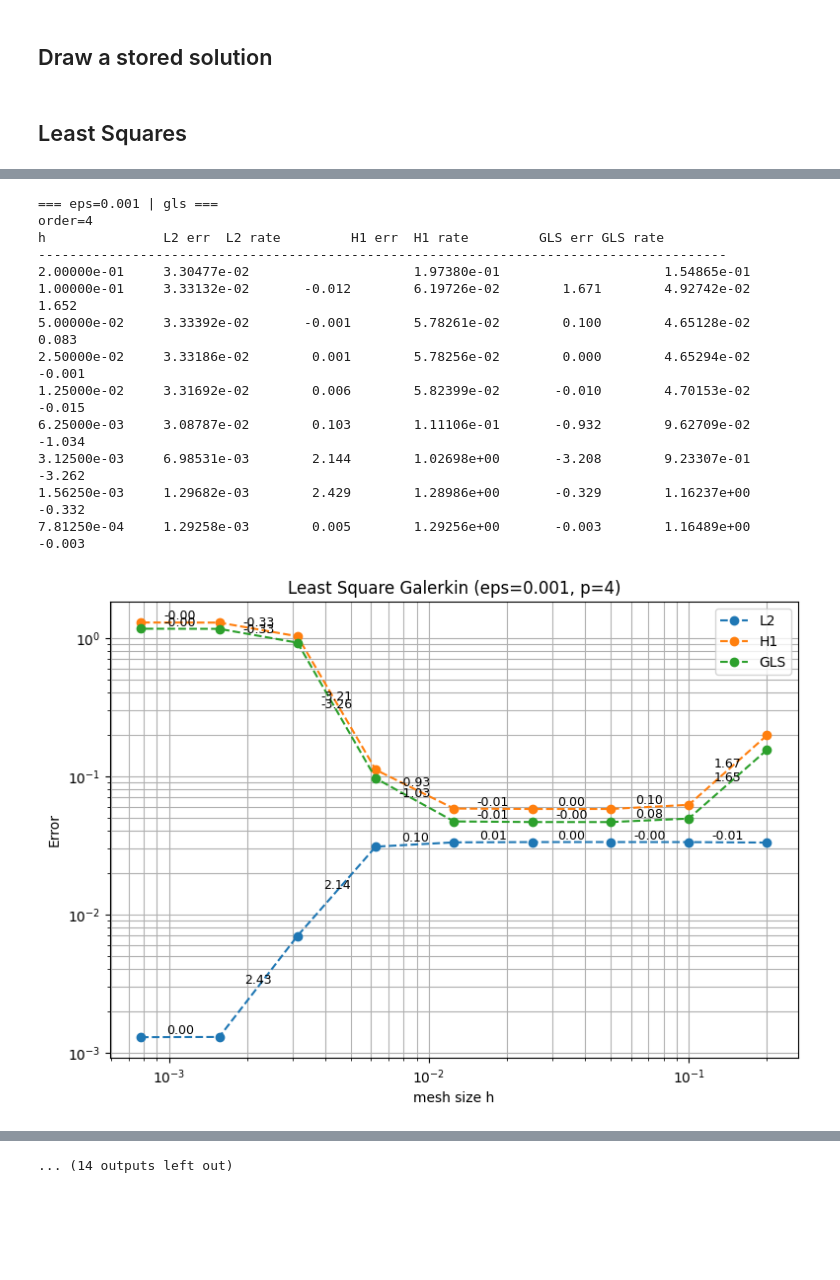
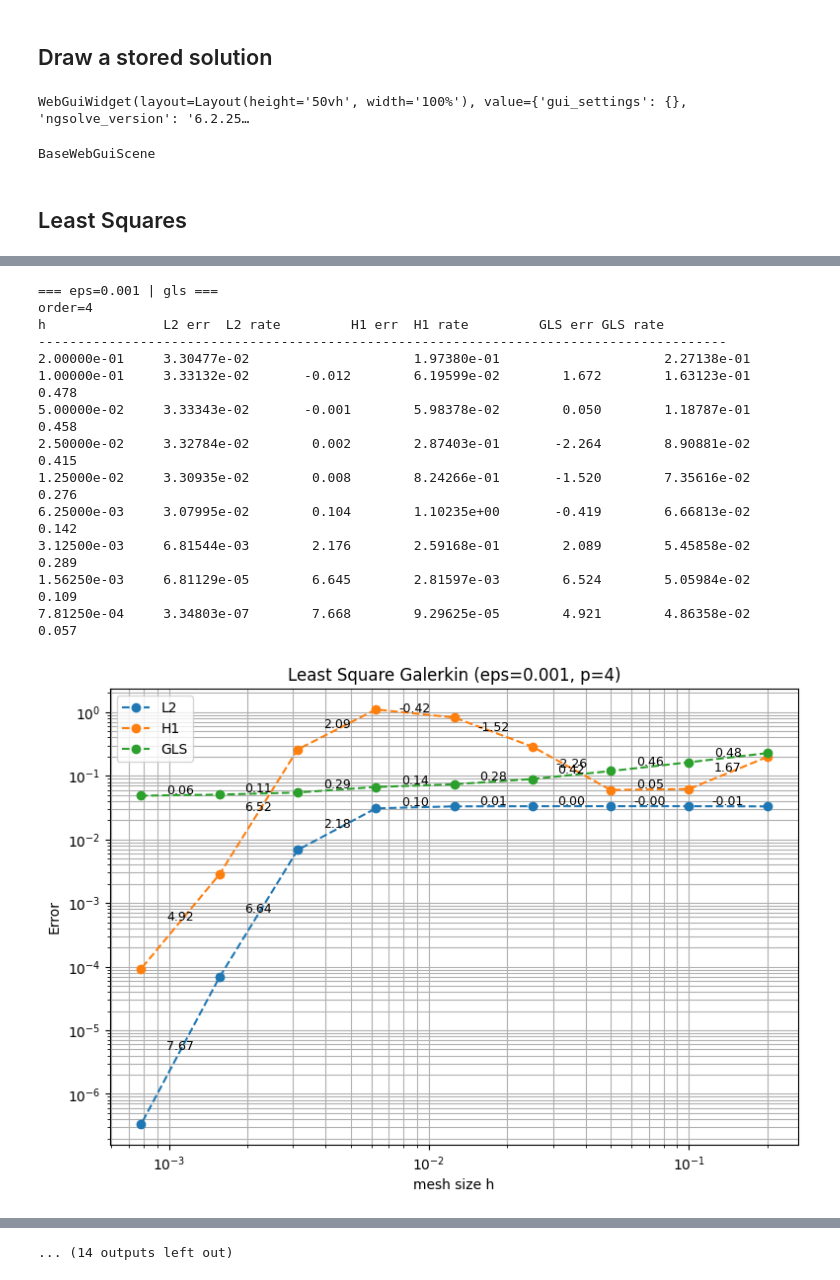
Before and after one commit to teaVeloper/NumericalPDE, a Jupyter notebook: notebooks/Exercises_7.ipynb, the cells around one changed output, grey strips where cells are left out. Saved outputs shown, nothing was run; the diff lists cells and outputs as text; code cells hidden in the pictures; blank space fills up the shorter version.

Commit message:
change norm, stabilize uex

```diff
--- a/notebooks/Exercises_7.ipynb
+++ b/notebooks/Exercises_7.ipynb
@@ -468,7 +460,7 @@ from math import pi
 from math import exp as mexp, pi
 from ngsolve import exp as ngexp, CF, sin, cos, x
 
-def uex_duex_eps(eps: float):
+def _uex_duex_eps(eps: float):
     k = 11*pi
     denom = 1 + (eps*k)**2
 
@@ -484,6 +476,43 @@ def uex_duex_eps(eps: float):
 
     u  = C1 + C2*ngexp(x/eps) + A*sin(k*x) + B*cos(k*x)
     du = (C2/eps)*ngexp(x/eps) + A*k*cos(k*x) - B*k*sin(k*x)
+
+    return CF(u), CF(du)
+
+def uex_duex_eps(eps: float):
+    k = 11*pi
+    denom = 1 + (eps*k)**2
+
+    # A and B are correct
+    A = eps / denom
+    B = -1.0 / (k*denom)
+
+    # Pre-calculate the scale factor for the boundary layer
+    # We use your 'q' trick logic but fold it into the exponent
+    q = mexp(-1.0/eps)
+
+    # This factor handles the denominator 1/(e^{1/eps} - 1)
+    # factor = 1 / (1 - e^{-1/eps}) which is approx 1.0 for small eps
+    factor = 1.0 / (1.0 - q)
+
+    # Base coefficients
+    # Coeff for the boundary layer term
+    # We separate the exponential part out
+    C2_pre = -(2.0/(k*denom)) * factor
+
+    # C1 calculation is safe
+    # We reconstruct the effective C2 value just for C1
+    C2_val = C2_pre * q
+    C1 = 1.0/(k*denom) - C2_val
+
+    # --- THE ROBUST FIX ---
+    # Instead of C2 * exp(x/eps), we use C2_pre * exp((x-1)/eps)
+    # This ensures we never evaluate a positive exponent
+
+    u  = C1 + C2_pre * ngexp((x-1)/eps) + A*sin(k*x) + B*cos(k*x)
+
+    # Derivative: d/dx( e^{(x-1)/eps} ) = (1/eps) * e^{(x-1)/eps}
+    du = (C2_pre/eps) * ngexp((x-1)/eps) + A*k*cos(k*x) - B*k*sin(k*x)
 
     return CF(u), CF(du)
 
@@ -627,6 +745,9 @@ grp = all_mod[eps].group(order=order, params={})
 h_pick = hs[-1]
 rr = grp[h_pick]
 draw_run(rr, name=f"u_h (modified, eps={eps:g}, h={h_pick:g}, p={order})")
+# %% [output]
+WebGuiWidget(layout=Layout(height='50vh', width='100%'), value={'gui_settings': {}, 'ngsolve_version': '6.2.25…
+BaseWebGuiScene
 # %% [markdown]
 ## Least Squares
 # %%
@@ -879,7 +940,7 @@ def err_fosls_functional(gfu, mesh, extra):
 # %%
 
 import numpy as np
-gls_errors = {"L2": err_L2_advecdiff, "H1": err_H1_advecdiff, "GLS": err_fosls_functional}
+gls_errors = {"L2": err_L2_advecdiff, "H1": err_H1_advecdiff, "GLS": err_GLS_norm_advecdiff}
 for eps in eps_list:
     std = run_study(
         solve_fn=get_fosls_solver(eps, beta=1.0),
@@ -939,17 +1000,17 @@ h               L2 err  L2 rate         H1 err  H1 rate         GLS err GLS rate
 === eps=0.001 | gls ===
 order=4
 h               L2 err  L2 rate         H1 err  H1 rate         GLS err GLS rate
 ----------------------------------------------------------------------------------------
-2.00000e-01     3.30477e-02                     1.97380e-01                     1.54865e-01
-1.00000e-01     3.33132e-02       -0.012        6.19726e-02        1.671        4.92742e-02        1.652
-5.00000e-02     3.33392e-02       -0.001        5.78261e-02        0.100        4.65128e-02        0.083
-2.50000e-02     3.33186e-02        0.001        5.78256e-02        0.000        4.65294e-02       -0.001
-1.25000e-02     3.31692e-02        0.006        5.82399e-02       -0.010        4.70153e-02       -0.015
-6.25000e-03     3.08787e-02        0.103        1.11106e-01       -0.932        9.62709e-02       -1.034
-3.12500e-03     6.98531e-03        2.144        1.02698e+00       -3.208        9.23307e-01       -3.262
-1.56250e-03     1.29682e-03        2.429        1.28986e+00       -0.329        1.16237e+00       -0.332
-7.81250e-04     1.29258e-03        0.005        1.29256e+00       -0.003        1.16489e+00       -0.003
+2.00000e-01     3.30477e-02                     1.97380e-01                     2.27138e-01
+1.00000e-01     3.33132e-02       -0.012        6.19599e-02        1.672        1.63123e-01        0.478
+5.00000e-02     3.33343e-02       -0.001        5.98378e-02        0.050        1.18787e-01        0.458
+2.50000e-02     3.32784e-02        0.002        2.87403e-01       -2.264        8.90881e-02        0.415
+1.25000e-02     3.30935e-02        0.008        8.24266e-01       -1.520        7.35616e-02        0.276
+6.25000e-03     3.07995e-02        0.104        1.10235e+00       -0.419        6.66813e-02        0.142
+3.12500e-03     6.81544e-03        2.176        2.59168e-01        2.089        5.45858e-02        0.289
+1.56250e-03     6.81129e-05        6.645        2.81597e-03        6.524        5.05984e-02        0.109
+7.81250e-04     3.34803e-07        7.668        9.29625e-05        4.921        4.86358e-02        0.057
-[figure, old version]
+[figure, new version]
 === eps=0.0001 | gls ===
 order=4
 h               L2 err  L2 rate         H1 err  H1 rate         GLS err GLS rate
```
Also changed, not shown: parts of 5 cells of this notebook, 1 other file.
